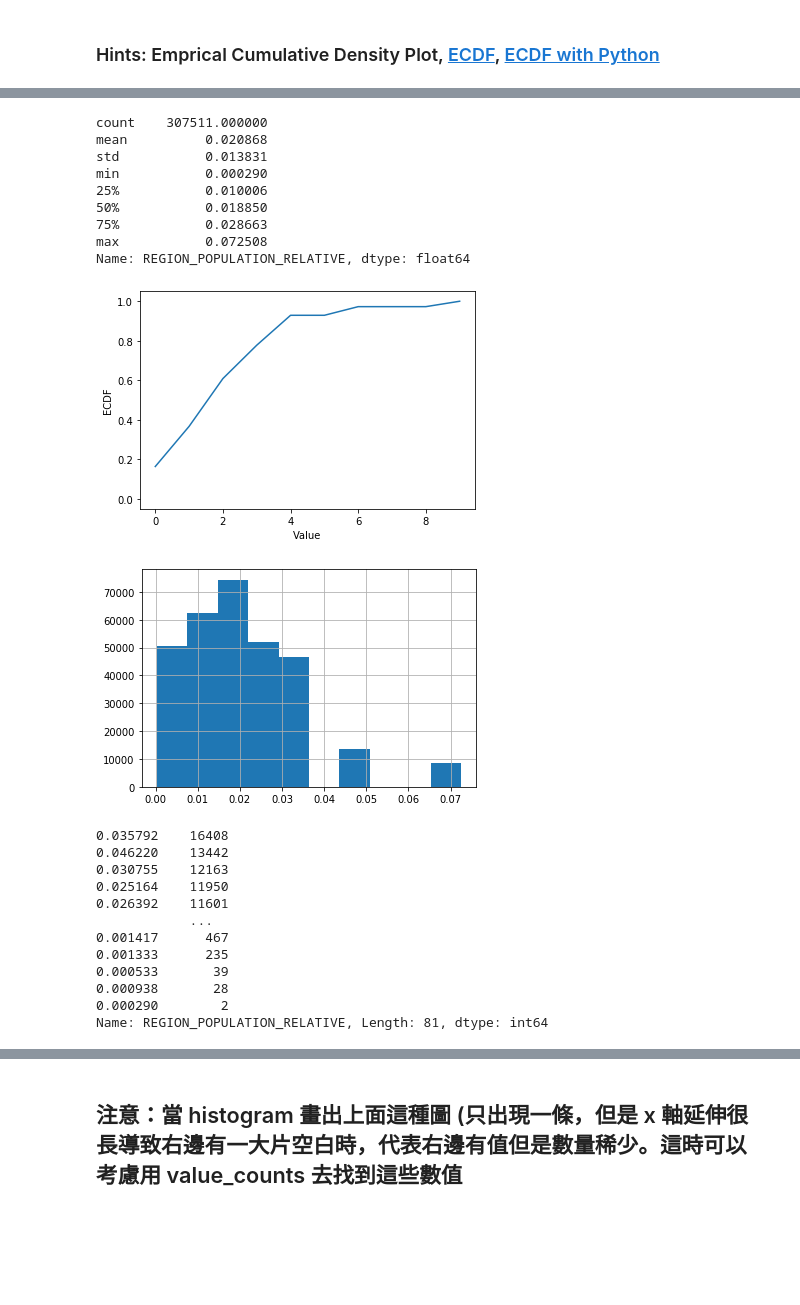
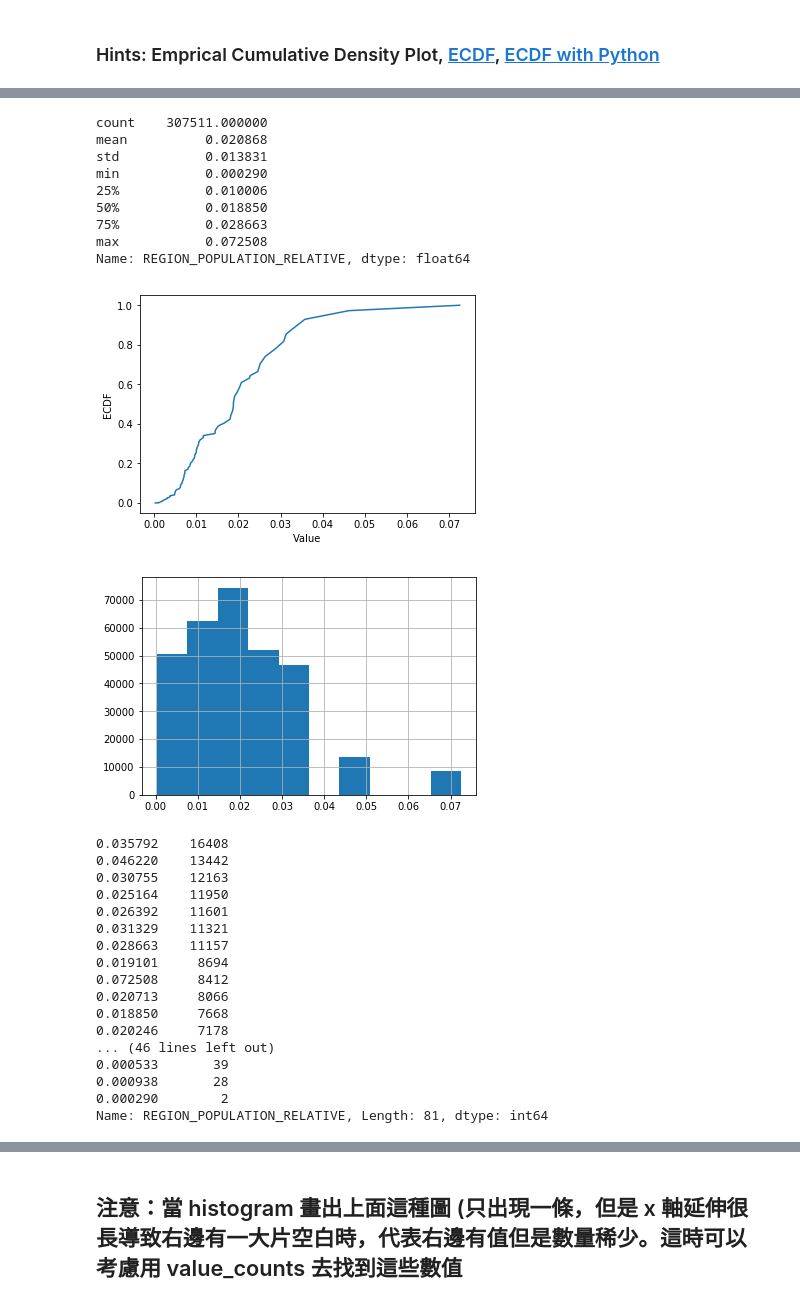
Before and after one commit to capslook1218/4th-ML100Days, a Jupyter notebook: homework/Day_009_HW.ipynb, the cells around one changed output, grey strips where cells are left out. Drawn from its saved outputs; the diff is of its cells as text; code cells hidden in the pictures; blank space fills up the shorter version.

```diff
--- a/homework/Day_009_HW.ipynb
+++ b/homework/Day_009_HW.ipynb
@@ -20,7 +20,7 @@ import matplotlib.pyplot as plt
 %matplotlib inline
 
 # 設定 data_path
-dir_data = '../data'
+dir_data = '.\data'
 # %%
 f_app = os.path.join(dir_data, 'application_train.csv')
 print('Path of read in data: %s' % (f_app))
@@ -118,48 +106,49 @@ Name: AMT_INCOME_TOTAL, dtype: float64
 # 最大值落在分布之外
 print(app_train['REGION_POPULATION_RELATIVE'].describe())
 
 # 繪製 Empirical Cumulative Density Plot (ECDF)
 """
 Your Code Here
 """
-hist,bin_edges = np.histogram(app_train['REGION_POPULATION_RELATIVE'])
-
-cdf = pd.Series(np.cumsum(hist/sum(hist)))
-
-
+cdf = app_train['REGION_POPULATION_RELATIVE'].value_counts().sort_index().cumsum()
 plt.plot(list(cdf.index), cdf/cdf.max())
 plt.xlabel('Value')
 plt.ylabel('ECDF')
 plt.ylim([-0.05,1.05]) # 限制顯示圖片的範圍
 plt.show()
 
 app_train['REGION_POPULATION_RELATIVE'].hist()
 plt.show()
 
 app_train['REGION_POPULATION_RELATIVE'].value_counts()
 
 # 就以這個欄位來說，雖然有資料掉在分布以外，也不算異常，僅代表這間公司在稍微熱鬧的地區有的據點較少，
 # 導致 region population relative 在少的部分較為密集，但在大的部分較為疏漏
 # %% [output]
 count    307511.000000
 mean          0.020868
 std           0.013831
 min           0.000290
 25%           0.010006
 50%           0.018850
 75%           0.028663
 max           0.072508
 Name: REGION_POPULATION_RELATIVE, dtype: float64
-[figure, old version]
+[figure, new version]
-[figure, old version]
+[figure, new version]
 0.035792    16408
 0.046220    13442
 0.030755    12163
 0.025164    11950
 0.026392    11601
-            ...
-0.001417      467
-0.001333      235
+0.031329    11321
+0.028663    11157
+0.019101     8694
+0.072508     8412
+0.020713     8066
+0.018850     7668
+0.020246     7178
+... (46 lines left out)
 0.000533       39
 0.000938       28
 0.000290        2
```
Also changed, not shown: parts of 5 cells of this notebook.
